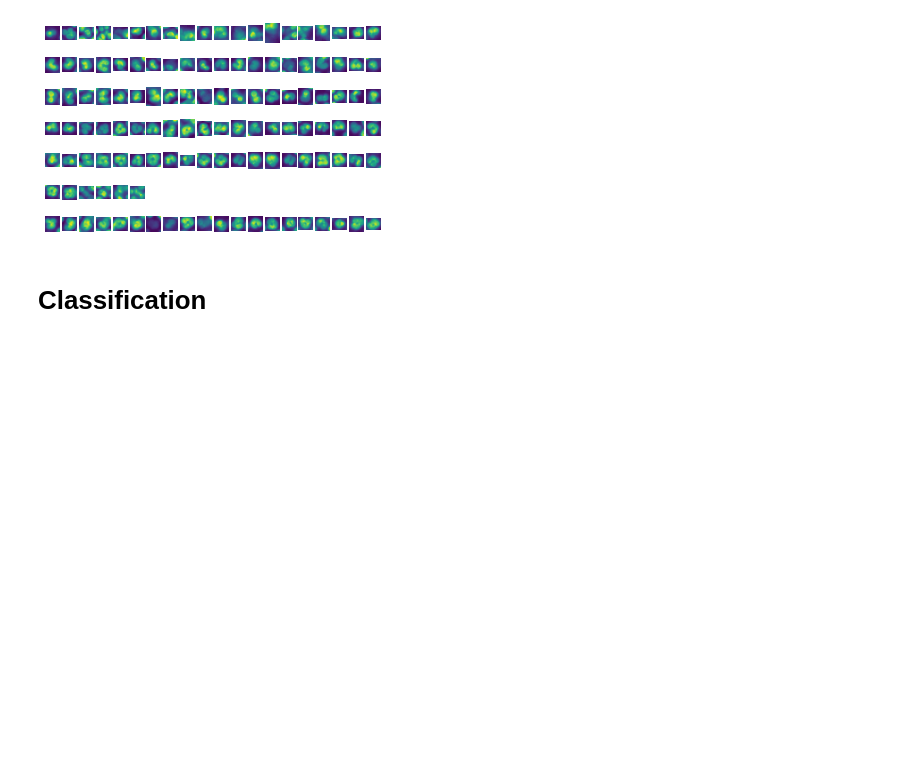
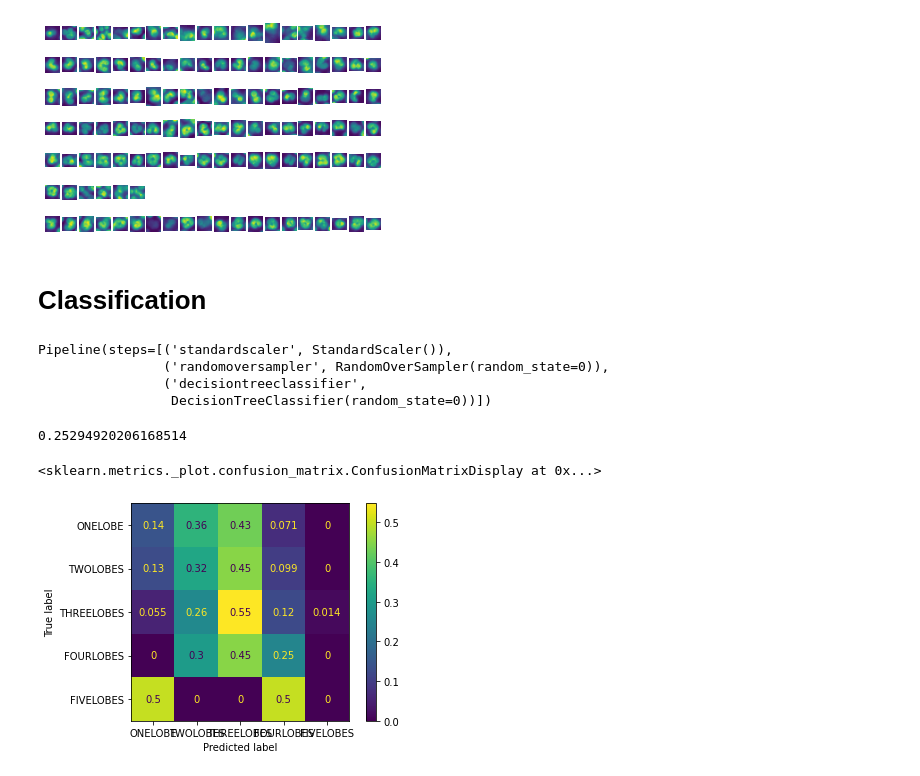
Before and after one commit to harel-coffee/SCIP-use-case-workflows-auto, a Jupyter notebook: notebooks/downstream_analysis/cd7_semisupervised_classification.ipynb, the cells around one changed output. Drawn from its saved outputs; the diff is of its cells as text; code cells hidden in the pictures; blank space fills up the shorter version.

```diff
--- a/notebooks/downstream_analysis/cd7_semisupervised_classification.ipynb
+++ b/notebooks/downstream_analysis/cd7_semisupervised_classification.ipynb
@@ -134,0 +151,25 @@ train_idx, test_idx = train_test_split(numpy.arange(len())
+# %%
+pipeline = make_pipeline(
+    StandardScaler(),
+    RandomOverSampler(random_state=0),
+    DecisionTreeClassifier(random_state=0)
+)
+# %%
+train_idx, test_idx = train_test_split(numpy.arange(len(df))[sel], test_size=0.1, random_state=0)
+# %%
+pipeline.fit(df.iloc[train_idx].filter(regex="(Oblique|PGC|Bright)"), df.iloc[train_idx].meta_label)
+# %% [output]
+Pipeline(steps=[('standardscaler', StandardScaler()),
+                ('randomoversampler', RandomOverSampler(random_state=0)),
+                ('decisiontreeclassifier',
+                 DecisionTreeClassifier(random_state=0))])
+# %%
+y_pred = pipeline.predict(df.iloc[test_idx].filter(regex="(Oblique|PGC|Bright)"))
+balanced_accuracy_score(df.iloc[test_idx].meta_label, y_pred)
+# %% [output]
+0.25294920206168514
+# %%
+ConfusionMatrixDisplay.from_predictions(df.iloc[test_idx].meta_label, y_pred, display_labels=df.iloc[test_idx].meta_label_name.unique().sort_values(), normalize='true')
+# %% [output]
+<sklearn.metrics._plot.confusion_matrix.ConfusionMatrixDisplay at 0x...>
+[figure, added]
```
Also changed, not shown: parts of 7 cells of this notebook.
